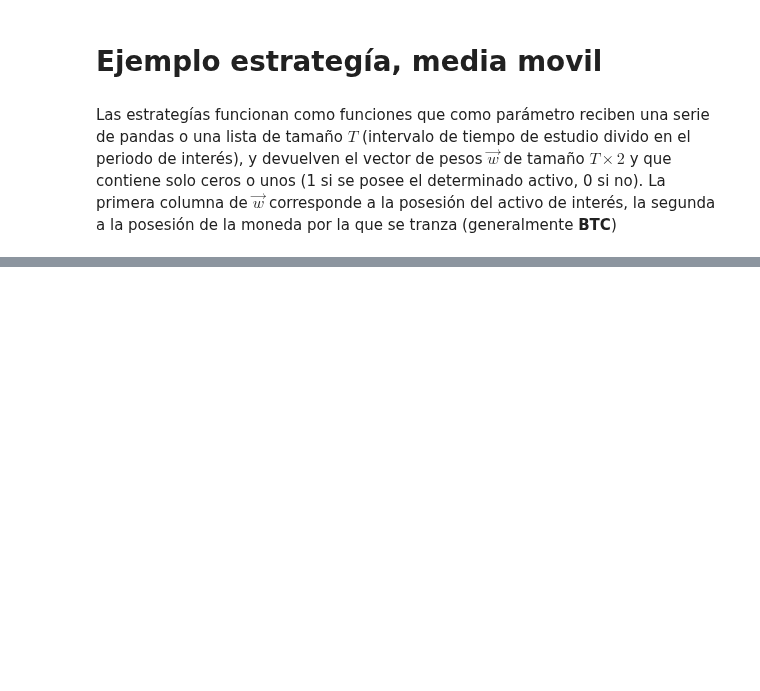
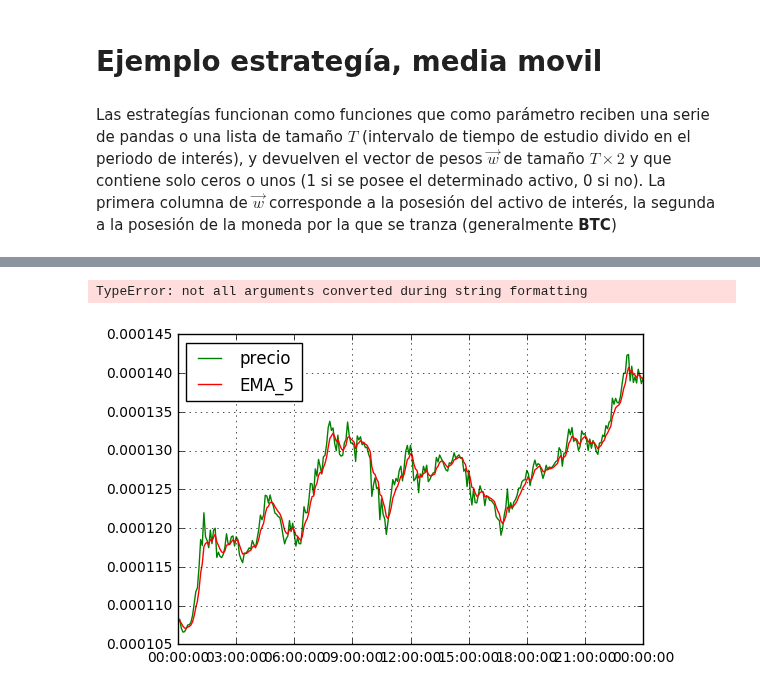
Before and after one commit to ADCryptoSolutions/adcb, a Jupyter notebook: Bot organizado.ipynb, the cells around one changed output, grey strips where cells are left out. Saved outputs shown, nothing was run; the diff lists cells and outputs as text; code cells hidden in the pictures; blank space fills up the shorter version.

```diff
--- a/Bot organizado.ipynb
+++ b/Bot organizado.ipynb
@@ -134,0 +148,12 @@ date
+# %%
+from strategy import pricevsEMA, pricevsSMA, EMAvsEMA
+
+#Precio vs EMA_5
+
+w = pricevsEMA(df["close"])
+relativeReturn = profit(w["w"],df["close"])
+
+print 'El retorno relativo con la estrategia EMA5 VS SMA20 fue: %s'%(relativeReturn*100)
+# %% [output]
+TypeError: not all arguments converted during string formatting
+[figure, added]
```
Also changed, not shown: parts of 6 cells of this notebook, 7 other files.
